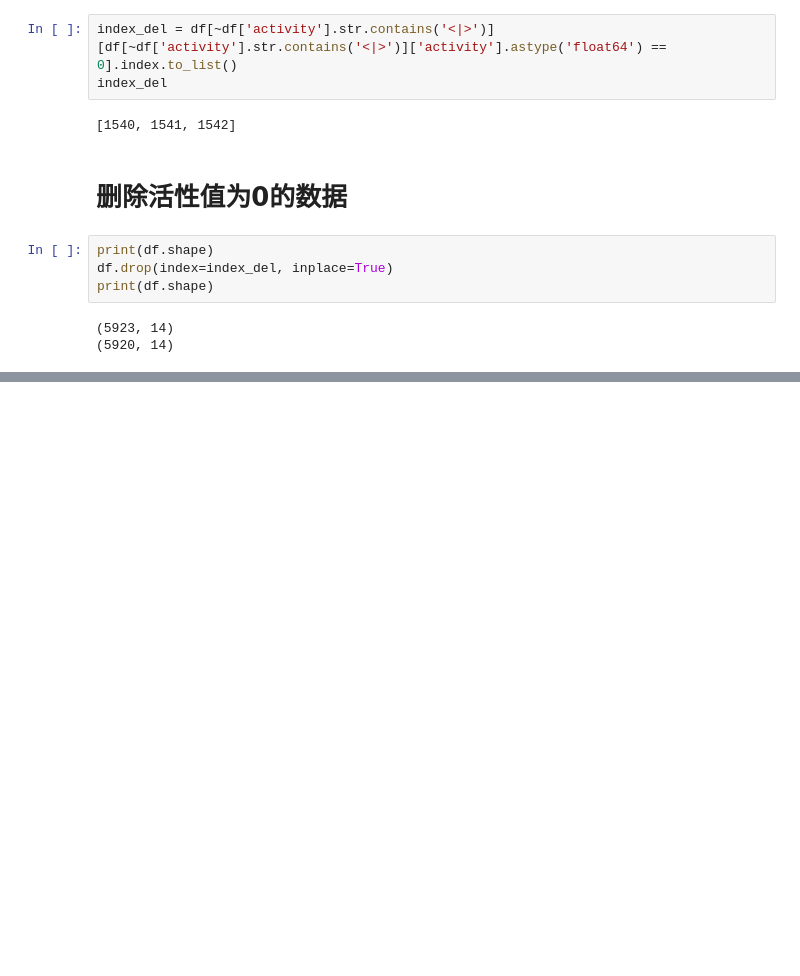
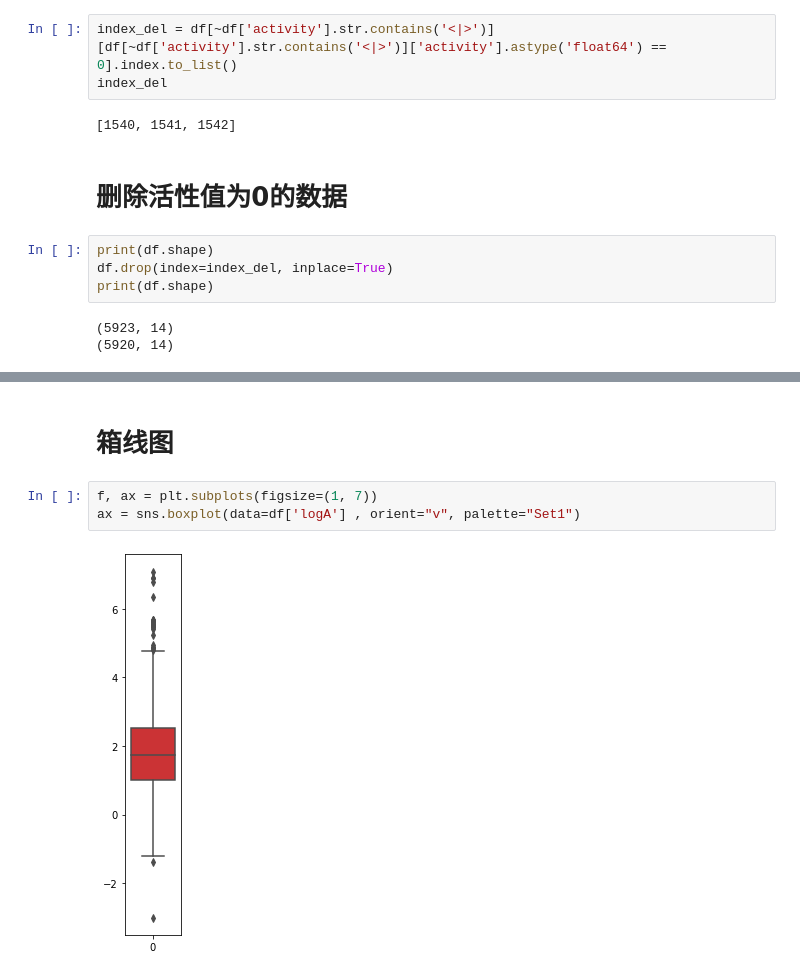
Before and after one commit to dreadlesss/utility, a Jupyter notebook: preprocessing.ipynb, the cells around one changed output, grey strips where cells are left out. Saved outputs shown, nothing was run; the diff lists cells and outputs as text; blank space fills up the shorter version.

Commit message:
data preprocessing

```diff
--- a/preprocessing.ipynb
+++ b/preprocessing.ipynb
@@ -195,0 +307,7 @@ Name: BindingDB MonomerID, dtype: int64
+# %% [markdown]
+# 箱线图
+# %%
+f, ax = plt.subplots(figsize=(1, 7))
+ax = sns.boxplot(data=df['logA'] , orient="v", palette="Set1")
+# %% [output]
+[figure, added]
```
Also changed, not shown: parts of 32 cells of this notebook.
